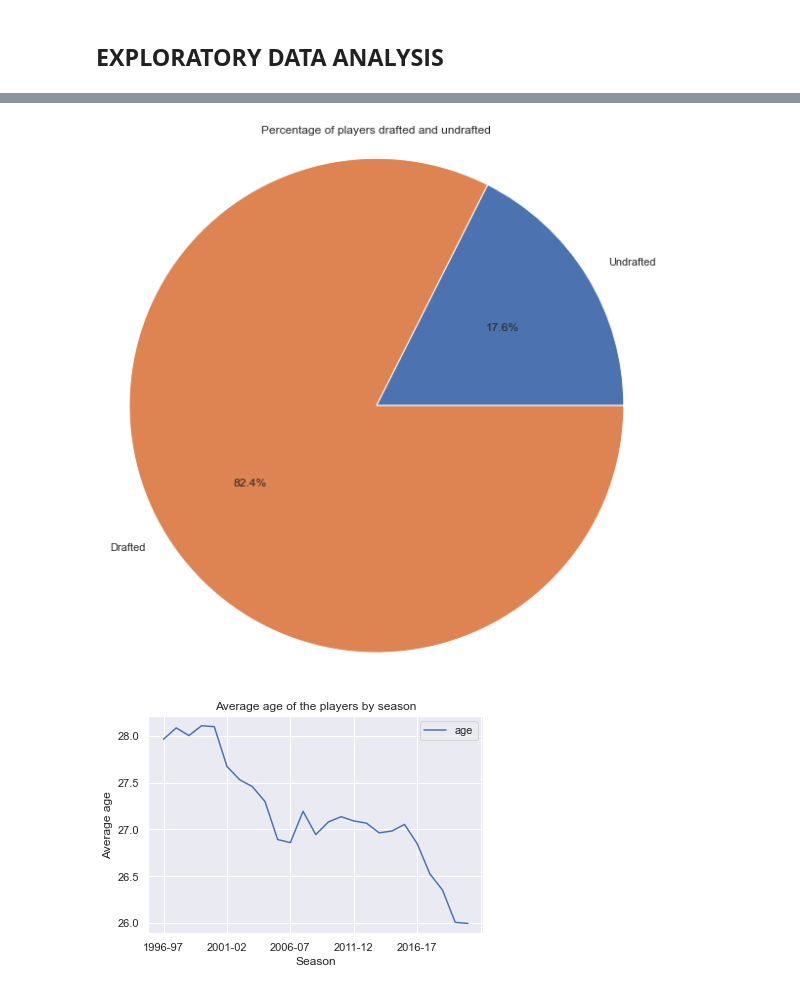
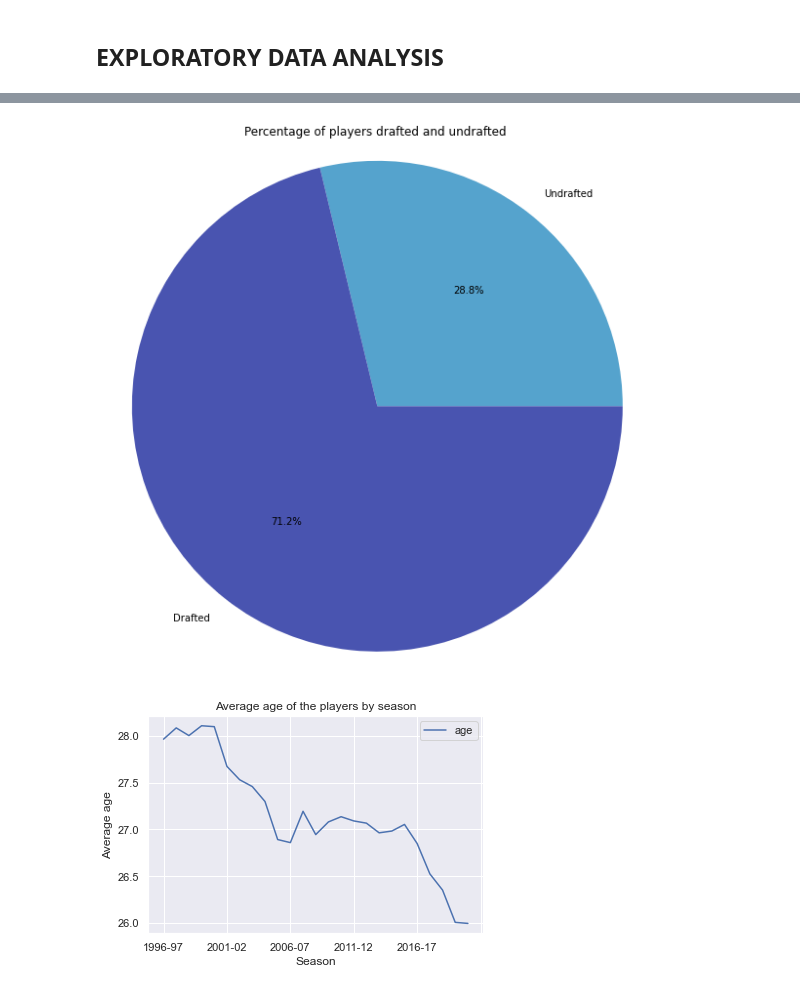
Before and after one commit to preet-panchal/NBA-MVP-Predictor, a Jupyter notebook: final-project-group16.ipynb, the cells around one changed output, grey strips where cells are left out. Drawn from its saved outputs; the diff is of its cells as text; code cells hidden in the pictures.

Commit message:
Update final-project-group16.ipynb
Added comments to code, and added more depth to a couple questions

```diff
--- a/final-project-group16.ipynb
+++ b/final-project-group16.ipynb
@@ -227,16 +235,21 @@ player_longest_career[:10].plot(kind='barh', y='gp', x='player_name', title='Lon
 # %%
 # 2) Calculate the percentage of players that were undrafted.
-#    * To see how many and what players were talented enough to directly sign with an NBA team instead of being drafted.
+#    * To see how many players were talented enough to directly sign with an NBA team instead of being drafted.
+# Create list to store amount of drafted and undrafted players
 draft_status_quantitiy = []
-draft_status_quantitiy.append(len(df[df['draft_year'] == 'Undrafted']))
-draft_status_quantitiy.append(len(df) - len(df[df['draft_year'] == 'Undrafted']))
+# Gather data by player draft year and group by player name to prevent multiple records of same player
+draft_status_quantitiy.append(len(df[df['draft_year'] == 'Undrafted'].groupby(["player_name"])))
+draft_status_quantitiy.append(len(df[df['draft_year'] != 'Undrafted'].groupby(["player_name"])))
+# Put data into a pie plot, set title, x and y labels, change color of background, figure size, and set formating of data
 my_labels = 'Undrafted','Drafted'
-plt.figure(figsize=(10,10));
-plt.pie(draft_status_quantitiy,labels=my_labels,autopct='%1.1f%%')
-plt.title('Percentage of players drafted and undrafted')
-plt.axis('equal')
+color = sns.color_palette("icefire")
+fig = plt.figure(figsize=(10,10));
+fig.patch.set_facecolor('white')
+plt.pie(draft_status_quantitiy,labels=my_labels,autopct='%1.1f%%', colors= color);
+plt.title('Percentage of players drafted and undrafted');
+plt.axis('equal');
 plt.show();
 # %% [output]
-[figure, old version]
+[figure, new version]
 # %%
 # 3) What is the average age of the players by season?
```
Also changed, not shown: parts of 38 cells of this notebook.
